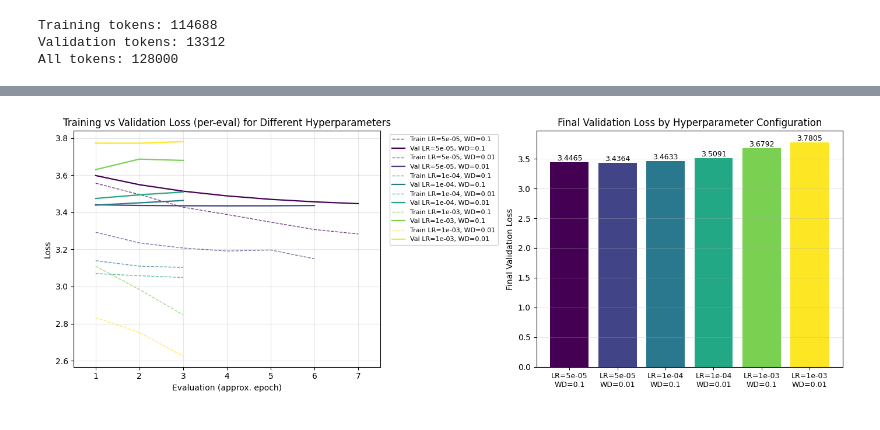
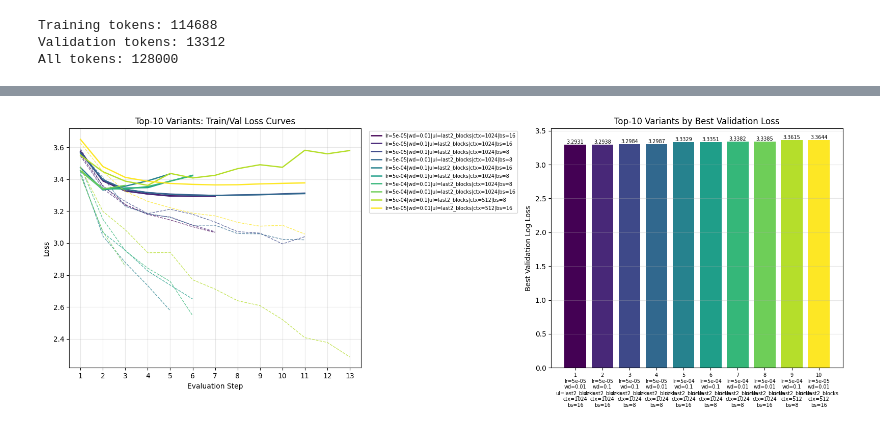
Before and after one commit to josedavid220/usfq-mmia, a Jupyter notebook: nlp/week_1/s1_p4.ipynb, the cells around one changed output, grey strips where cells are left out. Saved outputs shown, nothing was run; the diff lists cells and outputs as text; code cells hidden in the pictures.

Commit message:
refactor: update taller 1 training grid

```diff
--- a/nlp/week_1/s1_p4.ipynb
+++ b/nlp/week_1/s1_p4.ipynb
@@ -1509,0 +1586,7 @@ num_epochs = 10
+# %%
+# Sanity check: pretrained load works for both context lengths used in the grid
+for ctx in [1024, 512]:
+    m, c = build_model_from_pretrained(context_length=ctx)
+    print(f"OK: context_length={ctx}, pos_emb={tuple(m.pos_emb.weight.shape)}")
+
+del m, c
@@ -1576,64 +1715,72 @@ Best model checkpoint saved at: /home/docampor/usfq-mmia/logs/gpt-2/lr_0.001_wd_
 # %%
 import matplotlib.pyplot as plt
 import numpy as np
 
-# Create a consistent color mapping for all experiments
-param_list = list(param_grid)
-colors = plt.cm.viridis(np.linspace(0, 1, len(param_list)))
-color_map = {param_list[i]: colors[i] for i in range(len(param_list))}
+# Keep only top-10 variants by best validation log loss
+sorted_items = sorted(results_grid.items(), key=lambda kv: kv[1]["best_val_loss"])
+top_k = 10
+top_items = sorted_items[:top_k]
+param_list_top = [k for k, _ in top_items]
 
-# Combined plot: Left = Loss vs Eval-steps (treated as epochs), Right = Final Val Loss bar plot
-fig, axes = plt.subplots(1, 2, figsize=(14, 5))
+# Consistent colors for top-10 variants
+colors = plt.cm.viridis(np.linspace(0, 1, len(param_list_top)))
+color_map = {param_list_top[i]: colors[i] for i in range(len(param_list_top))}
+
+fig, axes = plt.subplots(1, 2, figsize=(16, 6))
 ax_loss, ax_bar = axes
 
-# Determine the maximum number of recorded validation points across experiments
-max_epochs_recorded = max(len(results["val_losses"]) for results in results_grid.values())
+max_epochs_recorded = max(len(v["val_losses"]) for _, v in top_items)
 
-for (lr, wd), results in results_grid.items():
-    color = color_map[(lr, wd)]
+for key, results in top_items:
+    lr, wd, ul, ctx, bs = key
+    color = color_map[key]
+
     train_losses = results["train_losses"]
     val_losses = results["val_losses"]
-
-    # Use integer evaluation indices (1..N) so shorter runs show shorter curves
     x = np.arange(1, len(val_losses) + 1)
 
-    label = f"LR={lr:.0e}, WD={wd}"
-    ax_loss.plot(x, train_losses, linestyle='--', label=f"Train {label}", linewidth=1, color=color, alpha=0.75)
-    ax_loss.plot(x, val_losses, linestyle='-', label=f"Val {label}", linewidth=1.6, color=color)
+    label = f"lr={lr:.0e}|wd={wd}|ul={ul}|ctx={ctx}|bs={bs}"
+    ax_loss.plot(x, train_losses, linestyle='--', linewidth=1, color=color, alpha=0.75)
+    ax_loss.plot(x, val_losses, linestyle='-', linewidth=1.8, color=color, label=label)
 
-# Configure left plot
-ax_loss.set_xlabel("Evaluation (approx. epoch)")
+ax_loss.set_xlabel("Evaluation Step")
 ax_loss.set_ylabel("Loss")
-ax_loss.set_title("Training vs Validation Loss (per-eval) for Different Hyperparameters")
+ax_loss.set_title("Top-10 Variants: Train/Val Loss Curves")
 ax_loss.set_xticks(range(1, max_epochs_recorded + 1))
 ax_loss.set_xlim(1 - 0.5, max_epochs_recorded + 0.5)
 ax_loss.grid(True, alpha=0.3)
-# Place legend outside to the right
-ax_loss.legend(bbox_to_anchor=(1.02, 1), loc='upper left', fontsize=8)
+ax_loss.legend(bbox_to_anchor=(1.02, 1), loc='upper left', fontsize=7)
 
-# Configure right plot: final validation losses (use same colors)
-param_labels = [f"LR={lr:.0e}\nWD={wd}" for lr, wd in param_list]
-final_val_losses = [results_grid[(lr, wd)]["val_losses"][-1] for lr, wd in param_list]
-bar_colors = [color_map[(lr, wd)] for lr, wd in param_list]
+# Bar plot: best validation losses for top-10 only
+param_labels = [
+    f"{i+1}\nlr={k[0]:.0e}\nwd={k[1]}\nul={k[2]}\nctx={k[3]}\nbs={k[4]}"
+    for i, k in enumerate(param_list_top)
+]
+best_val_losses = [results_grid[k]["best_val_loss"] for k in param_list_top]
+bar_colors = [color_map[k] for k in param_list_top]
 
-bars = ax_bar.bar(range(len(param_list)), final_val_losses, color=bar_colors)
-ax_bar.set_xticks(range(len(param_list)))
-ax_bar.set_xticklabels(param_labels, fontsize=9)
-ax_bar.set_ylabel("Final Validation Loss")
-ax_bar.set_title("Final Validation Loss by Hyperparameter Configuration")
+bars = ax_bar.bar(range(len(param_list_top)), best_val_losses, color=bar_colors)
+ax_bar.set_xticks(range(len(param_list_top)))
+ax_bar.set_xticklabels(param_labels, fontsize=7)
+ax_bar.set_ylabel("Best Validation Log Loss")
+ax_bar.set_title("Top-10 Variants by Best Validation Loss")
 ax_bar.grid(True, alpha=0.3, axis='y')
 
-# Add value labels on bars
 for bar in bars:
     height = bar.get_height()
-    ax_bar.text(bar.get_x() + bar.get_width()/2., height,
-                f'{height:.4f}',
-                ha='center', va='bottom', fontsize=9)
+    ax_bar.text(
+        bar.get_x() + bar.get_width() / 2.0,
+        height,
+        f"{height:.4f}",
+        ha='center',
+        va='bottom',
+        fontsize=7,
+    )
 
 plt.tight_layout()
-plt.savefig("loss_comparison.png", dpi=100, bbox_inches='tight')
+plt.savefig("loss_comparison_top10.png", dpi=120, bbox_inches='tight')
 plt.show()
 
-print("Loss comparison plot saved as 'loss_comparison.png'")
+print("Saved: loss_comparison_top10.png")
 # %% [output]
-[figure, old version]
+[figure, new version]
```
Also changed, not shown: parts of 9 cells of this notebook.
